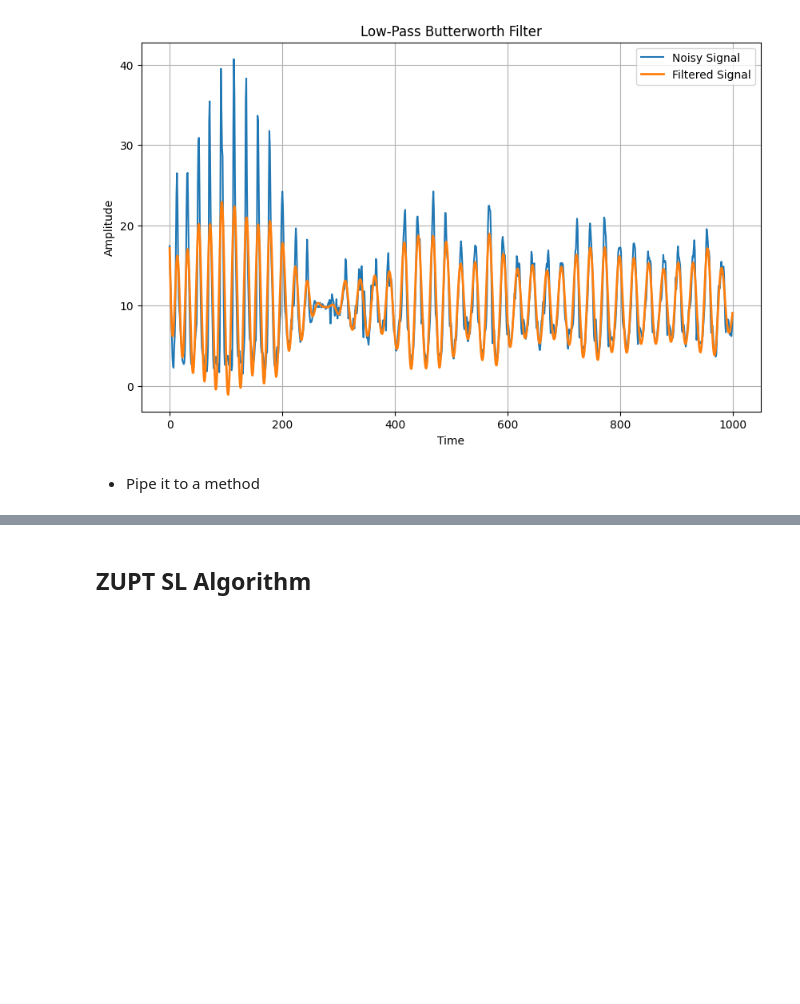
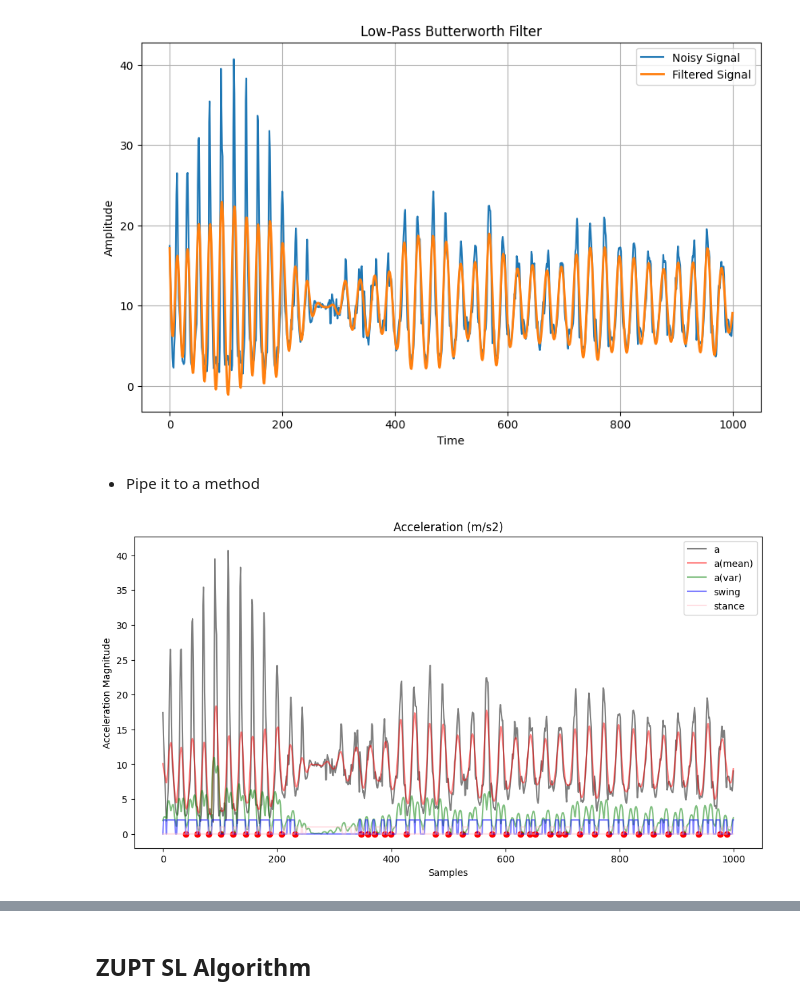
Before and after one commit to hungnd11/my-thesis, a Jupyter notebook: code/notebooks/pdr_stride_length.ipynb, the cells around one changed output, grey strips where cells are left out. Saved outputs shown, nothing was run; the diff lists cells and outputs as text; code cells hidden in the pictures; blank space fills up the shorter version.

```diff
--- a/code/notebooks/pdr_stride_length.ipynb
+++ b/code/notebooks/pdr_stride_length.ipynb
@@ -244,0 +238,13 @@ sl = compute_stride_length_weinberg(acce_magnitudes, w=8)
+# %%
+def compute_local_acc_variance(acce: np.ndarray, window_size: int = 15):
+  """
+  Compute the local acceleration variance to highlight the foot activity and to remove gravity.
+  """
+  n = len(acce)
+  variance = np.zeros_like(acce, dtype=np.float32)
+  for i in range(n):
+    start_idx = max(0, i - window_size)
+    end_idx = min(n, i + window_size + 1)
+    variance[i] = np.var(acce[start_idx:end_idx])
+
+  return np.sqrt(variance)
@@ -245 +283,23 @@ sl = compute_stride_length_weinberg(acce_magnitudes, w=8)
+# %%
+fig, ax = plt.subplots(1, 1, figsize=(12, 6))
+
+n_samples = 1000
+ax.plot(acce_magnitudes[:n_samples], alpha=0.5, label="a", color="black")
+ax.plot(acce_mean[:n_samples], alpha=0.5, label="a(mean)", color="red")
+ax.plot(acce_var[:n_samples], alpha=0.5, label="a(var)", color="green")
+ax.plot(swing[:n_samples], alpha=0.5, label="swing", color="blue")
+ax.plot(stance[:n_samples], alpha=0.5, label="stance", color="pink")
+
+for i in range(n_samples):
+  if step_mask[i]:
+    ax.scatter(i, 0, marker="o", color="red")
+
+ax.set_title("Acceleration (m/s2)")
+ax.set_xlabel("Samples")
+ax.set_ylabel("Acceleration Magnitude")
+ax.legend()
+
+plt.show()
+# %% [output]
+[figure, added]
 # %%
```
Also changed, not shown: parts of 25 cells of this notebook, 1 other file.
